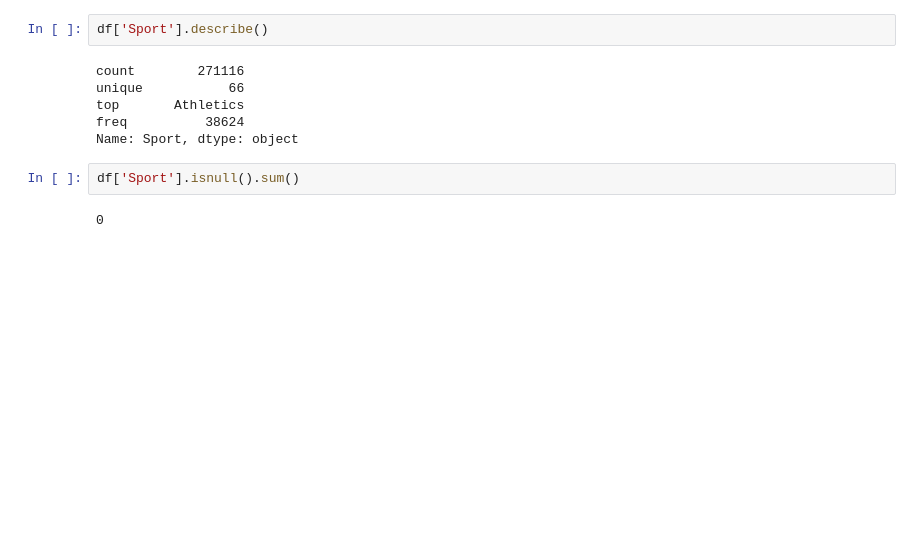
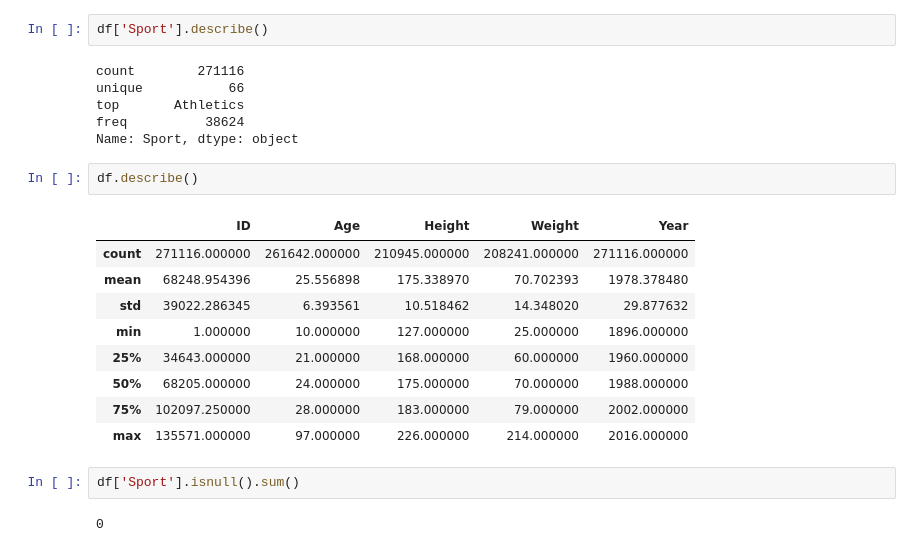
Before and after one commit to AmyBeisel/Olympics-Data, a Jupyter notebook: notebooks/LS_DS_231_assignment_AMY_BEISEL.ipynb, the cells around one changed output. Drawn from its saved outputs; the diff is of its cells as text; blank space fills up the shorter version.

```diff
--- a/notebooks/LS_DS_231_assignment_AMY_BEISEL.ipynb
+++ b/notebooks/LS_DS_231_assignment_AMY_BEISEL.ipynb
@@ -55,6 +55,18 @@ unique           66
 top       Athletics
 freq          38624
 Name: Sport, dtype: object
+# %%
+df.describe()
+# %% [output]
+|  | ID | Age | Height | Weight | Year |
+| count | 271116.000000 | 261642.000000 | 210945.000000 | 208241.000000 | 271116.000000 |
+| mean | 68248.954396 | 25.556898 | 175.338970 | 70.702393 | 1978.378480 |
+| std | 39022.286345 | 6.393561 | 10.518462 | 14.348020 | 29.877632 |
+| min | 1.000000 | 10.000000 | 127.000000 | 25.000000 | 1896.000000 |
+| 25% | 34643.000000 | 21.000000 | 168.000000 | 60.000000 | 1960.000000 |
+| 50% | 68205.000000 | 24.000000 | 175.000000 | 70.000000 | 1988.000000 |
+| 75% | 102097.250000 | 28.000000 | 183.000000 | 79.000000 | 2002.000000 |
+| max | 135571.000000 | 97.000000 | 226.000000 | 214.000000 | 2016.000000 |
 # %%
 df['Sport'].isnull().sum()
 # %% [output]
```
Also changed, not shown: parts of 27 cells of this notebook.
